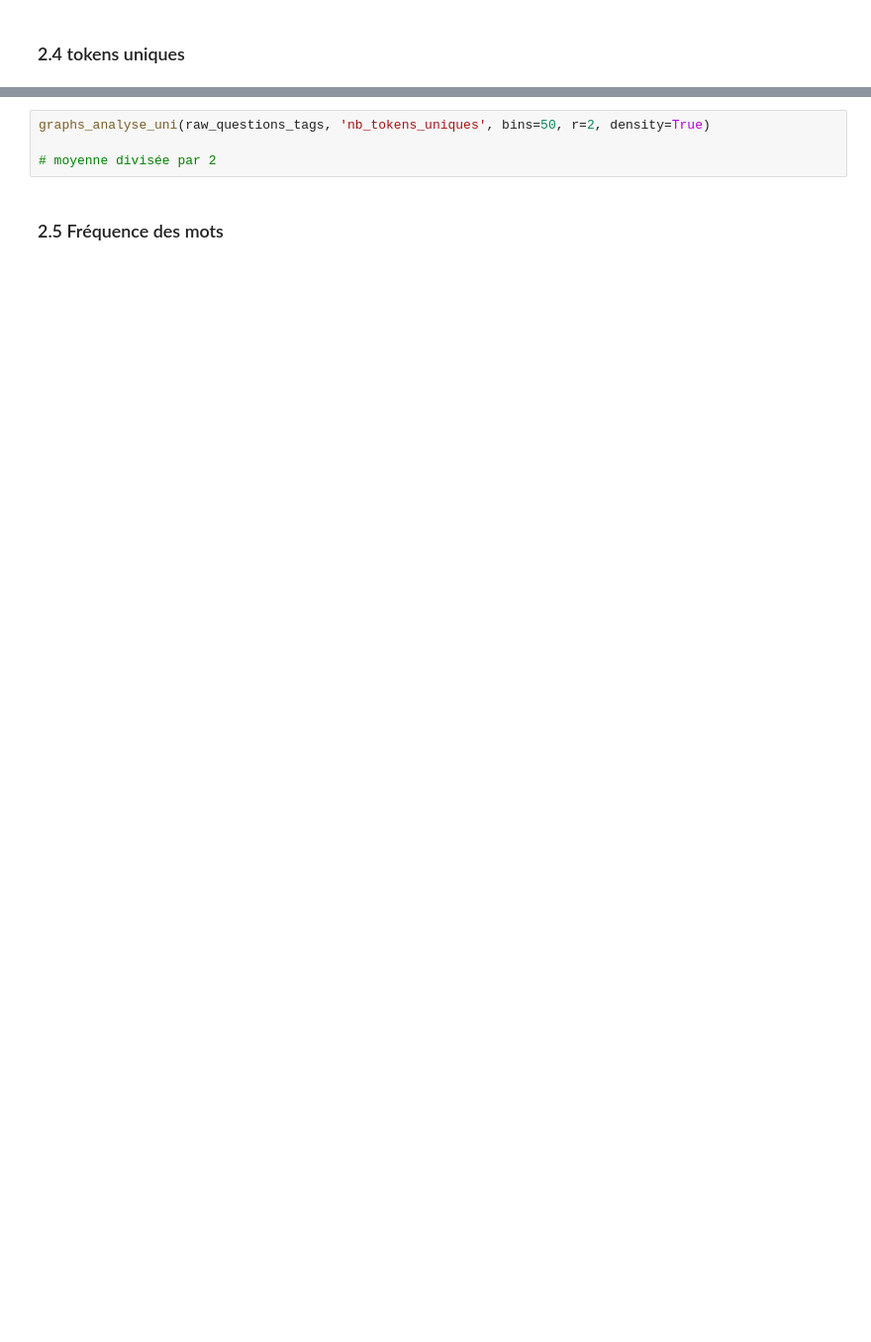
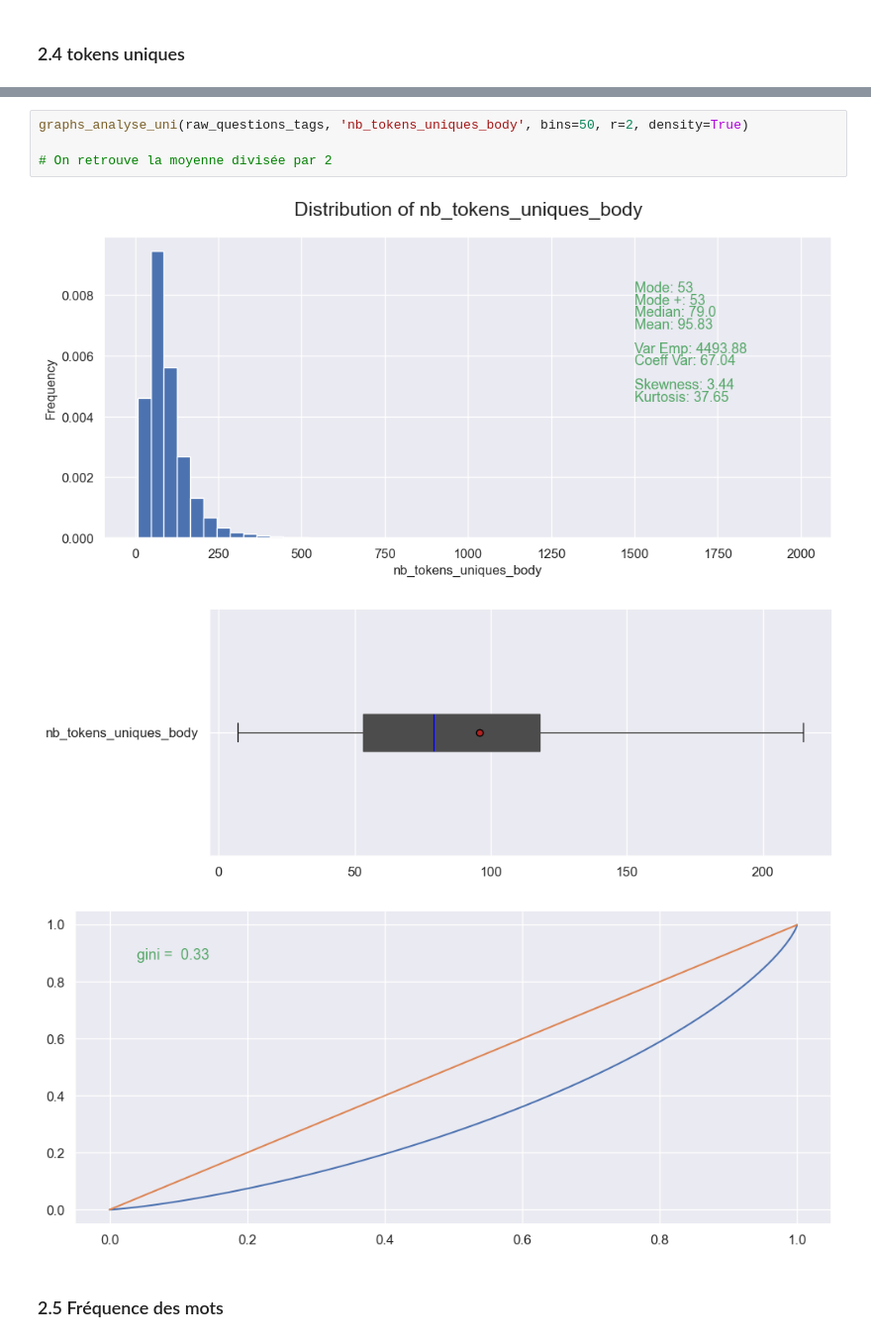
Before and after one commit to Kiwinokoto/ML_student, a Jupyter notebook: notebooks/Oudelet_Kevin_1_notebook_exploration_271123.ipynb, the cells around one changed output, grey strips where cells are left out. Shown: that part at 99% size. Cells and saved outputs as stored; diff of their text form; blank space fills up the shorter version.

```diff
--- a/notebooks/Oudelet_Kevin_1_notebook_exploration_271123.ipynb
+++ b/notebooks/Oudelet_Kevin_1_notebook_exploration_271123.ipynb
@@ -723,7 +790,11 @@ graphs_analyse_uni(raw_questions_tags, 'nb_tokens', bins=50, r=2, density=True)
 # %%
-graphs_analyse_uni(raw_questions_tags, 'nb_tokens_uniques', bins=50, r=2, density=True)
+graphs_analyse_uni(raw_questions_tags, 'nb_tokens_uniques_body', bins=50, r=2, density=True)
 
-# moyenne divisée par 2
+# On retrouve la moyenne divisée par 2
+# %% [output]
+[figure, added]
+[figure, added]
+[figure, added]
 # %% [markdown]
 ### 2.5 Fréquence des mots
 # %%
```
Also changed, not shown: parts of 17 cells of this notebook.
